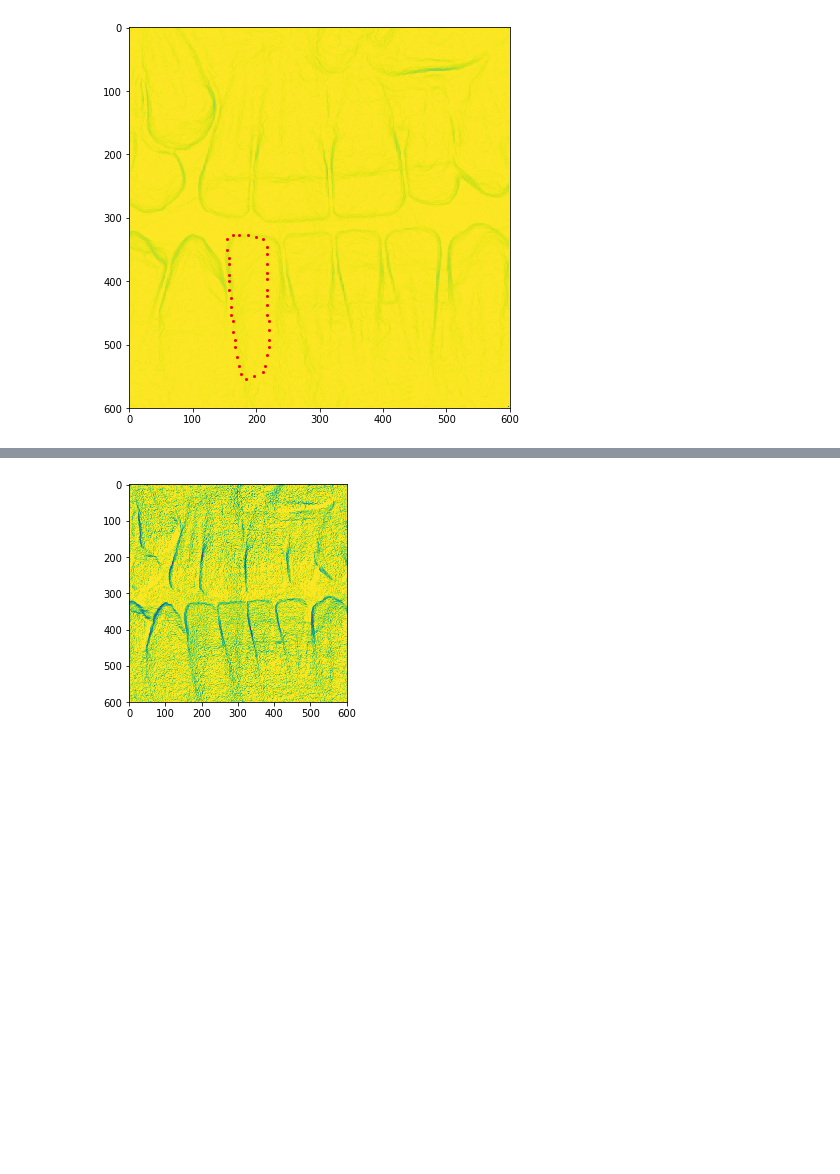
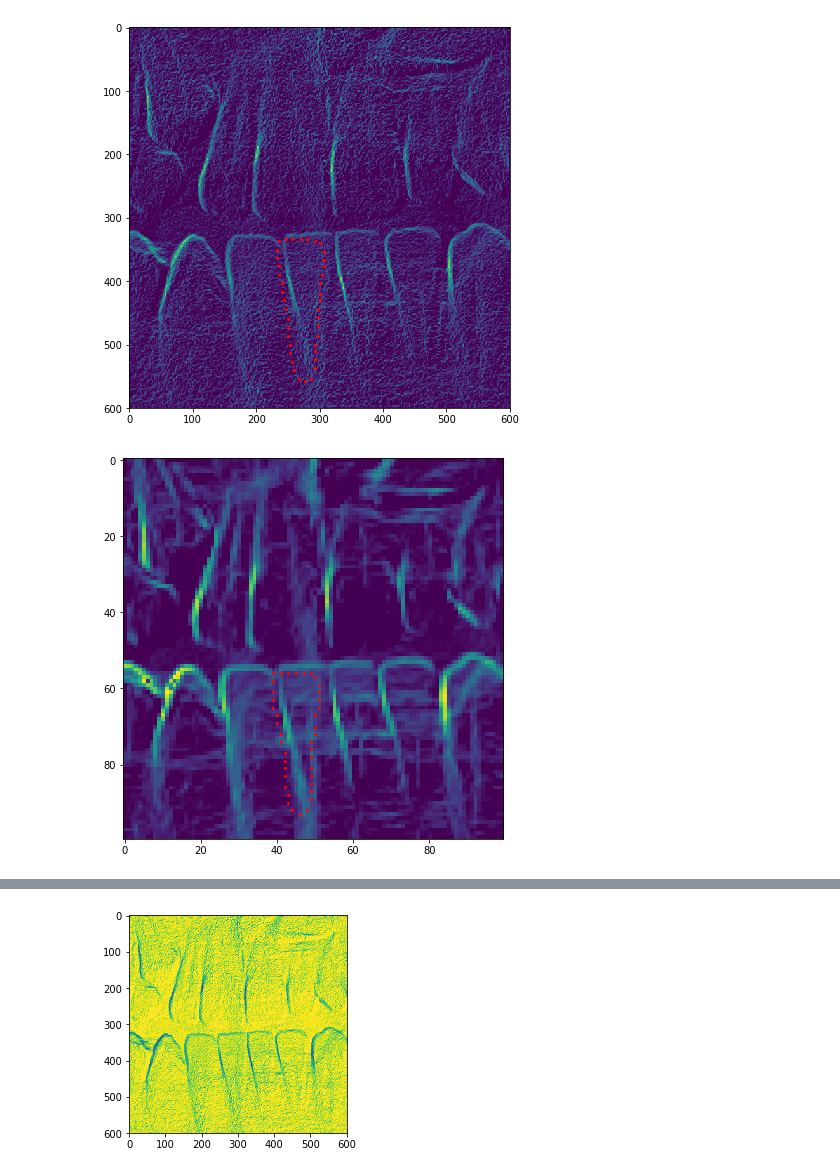
Before and after one commit to Aoriseth/Python-Active-shape-model-for-Incisor-Segmentation, a Jupyter notebook: ActiveFitContour.ipynb, the cells around one changed output, grey strips where cells are left out. Saved outputs shown, nothing was run; the diff lists cells and outputs as text; code cells hidden in the pictures; blank space fills up the shorter version.

Commit message:
fit function angle fix better image preperation filemanager some update

```diff
--- a/ActiveFitContour.ipynb
+++ b/ActiveFitContour.ipynb
@@ -182,9 +182,13 @@ def get_angles_of(points):
 # %%
 if __name__ == "__main__":
 
     piece = fm.load_img_piece()
-    tooth = fm.load_tooth_of_piece(4)
-    ext = calc_external_img2(piece)
+    tooth = fm.load_tooth_of_piece(5)
+    ext = calc_external_img(piece)
     fm.show_with_points(ext, tooth)
+    img, stooth = fm.resolution_scale(piece, tooth, 1/6)
+    ext = calc_external_img(img)
+    fm.show_with_points(ext, stooth)
 # %% [output]
-[figure, old version]
+[figure, new version]
+[figure, added]
```
Also changed, not shown: parts of 6 cells of this notebook, 6 other files.
